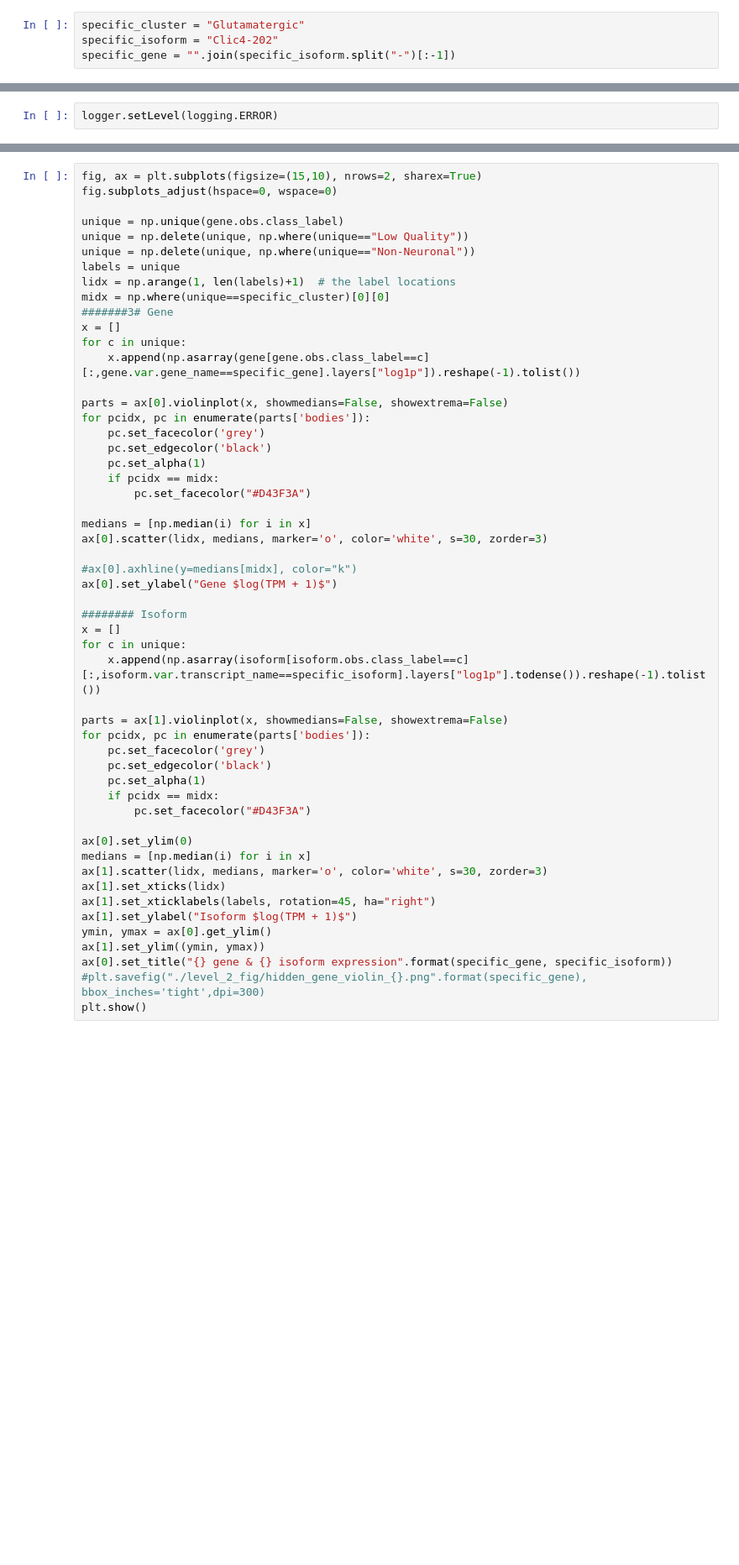
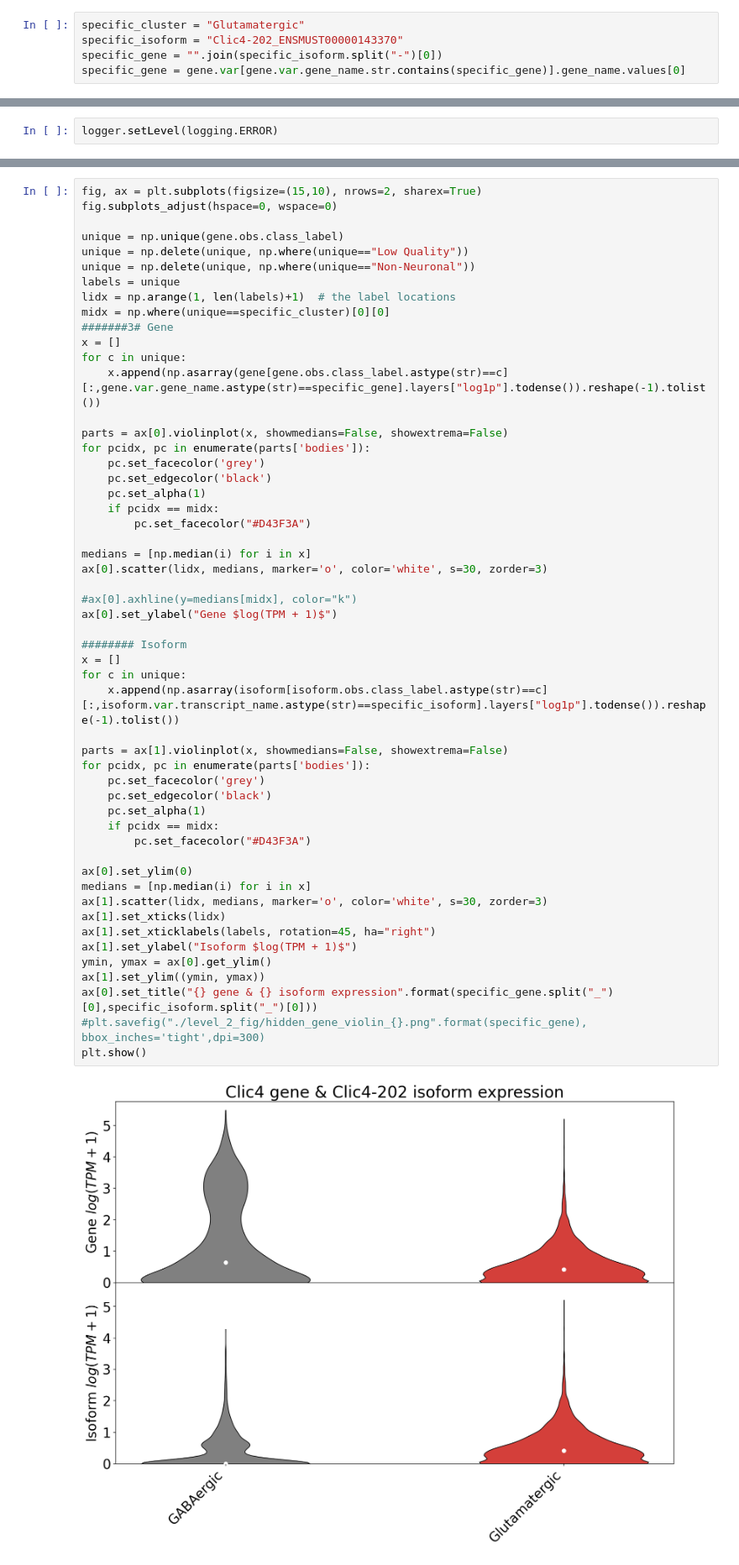
Before and after one commit to pachterlab/BYVSTZP_2020, a Jupyter notebook: analysis/notebooks/two_isoform_DE.ipynb, the cells around one changed output, grey strips where cells are left out. Shown at 84% size. Drawn from its saved outputs; the diff is of its cells as text; blank space fills up the shorter version.

```diff
--- a/analysis/notebooks/two_isoform_DE.ipynb
+++ b/analysis/notebooks/two_isoform_DE.ipynb
@@ -281,4 +311,5 @@ markers_isoform.loc['Glutamatergic']["transcript_name"]
 # %%
 specific_cluster = "Glutamatergic"
-specific_isoform = "Clic4-202"
-specific_gene = "".join(specific_isoform.split("-")[:-1])
+specific_isoform = "Clic4-202_ENSMUST00000143370"
+specific_gene = "".join(specific_isoform.split("-")[0])
+specific_gene = gene.var[gene.var.gene_name.str.contains(specific_gene)].gene_name.values[0]
@@ -297,7 +334,7 @@ midx = np.where(unique==specific_cluster)[0][0]
 #######3# Gene
 x = []
 for c in unique:
-    x.append(np.asarray(gene[gene.obs.class_label==c][:,gene.var.gene_name==specific_gene].layers["log1p"]).reshape(-1).tolist())
+    x.append(np.asarray(gene[gene.obs.class_label.astype(str)==c][:,gene.var.gene_name.astype(str)==specific_gene].layers["log1p"].todense()).reshape(-1).tolist())
 
 parts = ax[0].violinplot(x, showmedians=False, showextrema=False)
 for pcidx, pc in enumerate(parts['bodies']):
@@ -308,35 +345,37 @@ for pcidx, pc in enumerate(parts['bodies']):
         pc.set_facecolor("#D43F3A")
 
 medians = [np.median(i) for i in x]
 ax[0].scatter(lidx, medians, marker='o', color='white', s=30, zorder=3)
 
 #ax[0].axhline(y=medians[midx], color="k")
 ax[0].set_ylabel("Gene $log(TPM + 1)$")
 
 ######## Isoform
 x = []
 for c in unique:
-    x.append(np.asarray(isoform[isoform.obs.class_label==c][:,isoform.var.transcript_name==specific_isoform].layers["log1p"].todense()).reshape(-1).tolist())
+    x.append(np.asarray(isoform[isoform.obs.class_label.astype(str)==c][:,isoform.var.transcript_name.astype(str)==specific_isoform].layers["log1p"].todense()).reshape(-1).tolist())
 
 parts = ax[1].violinplot(x, showmedians=False, showextrema=False)
 for pcidx, pc in enumerate(parts['bodies']):
     pc.set_facecolor('grey')
     pc.set_edgecolor('black')
     pc.set_alpha(1)
     if pcidx == midx:
         pc.set_facecolor("#D43F3A")
 
 ax[0].set_ylim(0)
 medians = [np.median(i) for i in x]
 ax[1].scatter(lidx, medians, marker='o', color='white', s=30, zorder=3)
 ax[1].set_xticks(lidx)
 ax[1].set_xticklabels(labels, rotation=45, ha="right")
 ax[1].set_ylabel("Isoform $log(TPM + 1)$")
 ymin, ymax = ax[0].get_ylim()
 ax[1].set_ylim((ymin, ymax))
-ax[0].set_title("{} gene & {} isoform expression".format(specific_gene, specific_isoform))
+ax[0].set_title("{} gene & {} isoform expression".format(specific_gene.split("_")[0],specific_isoform.split("_")[0]))
 #plt.savefig("./level_2_fig/hidden_gene_violin_{}.png".format(specific_gene), bbox_inches='tight',dpi=300)
 plt.show()
+# %% [output]
+[figure, added]
 # %%
 complement_color = (0.8, 0.8, 0.8, 1.0)
 
```
Also changed, not shown: parts of 15 cells of this notebook.
